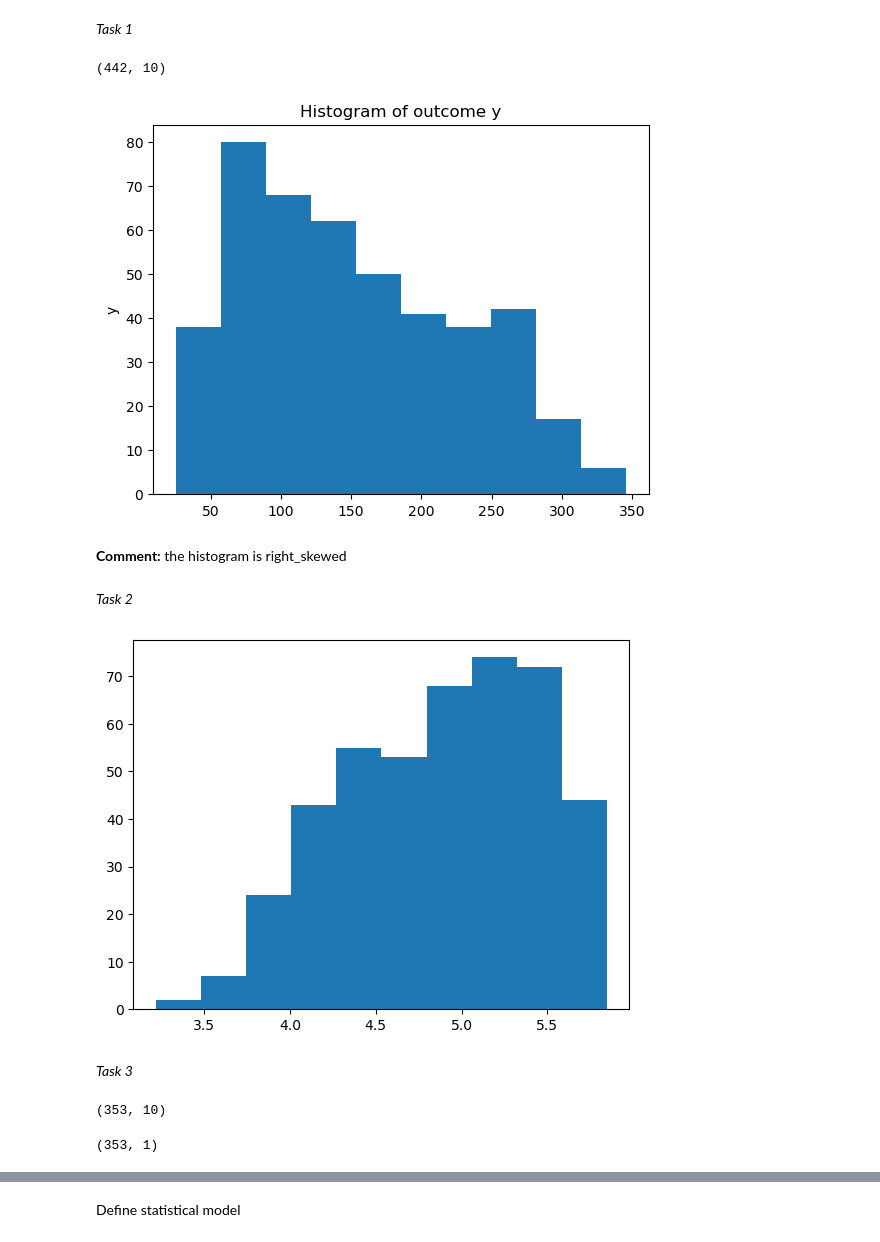
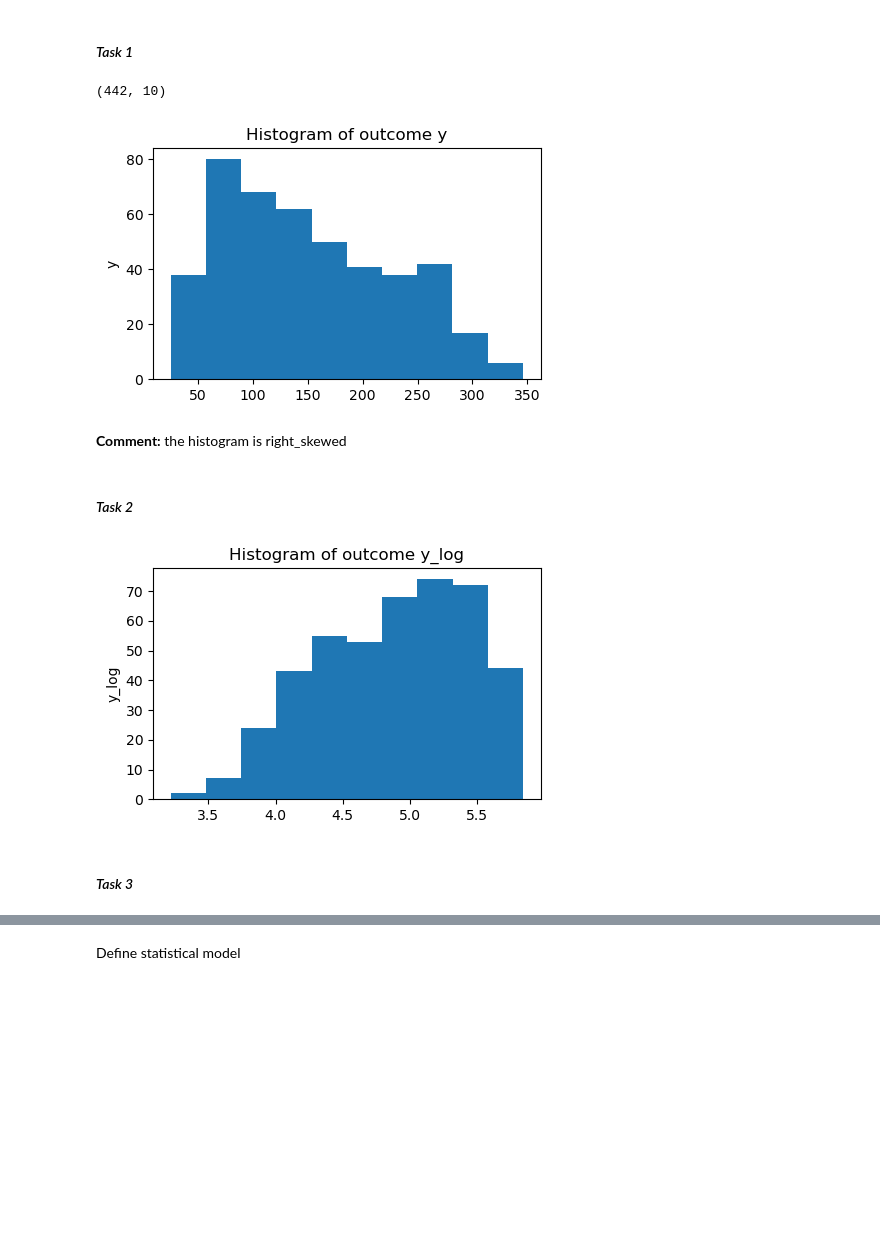
Before and after one commit to sbardons/LSC, a Jupyter notebook: Assignment1.ipynb, the cells around one changed output, grey strips where cells are left out. Drawn from its saved outputs; the diff is of its cells as text; code cells hidden in the pictures; blank space fills up the shorter version.

```diff
--- a/Assignment1.ipynb
+++ b/Assignment1.ipynb
@@ -17,4 +17,4 @@ from sklearn.datasets import load_diabetes
 
 np.set_printoptions(suppress=True)
 # %% [markdown]
-*Task 1*
+#### *Task 1*
@@ -31,23 +27,29 @@ print(x.shape)
 # %% [output]
 (442, 10)
 # %%
+plt.figure(figsize=(5,3))
+
 plt.hist(y)
 plt.ylabel('y')
 plt.title("Histogram of outcome y")
 plt.show()
 # %% [output]
-[figure, old version]
+[figure, new version]
 # %% [markdown]
 **Comment:** the histogram is right_skewed
 # %% [markdown]
-*Task 2*
+#### *Task 2*
 # %%
-#log the outcome
+#log the
+plt.figure(figsize=(5,3))
+
 y_log = np.log(y)
+plt.ylabel('y_log')
+plt.title("Histogram of outcome y_log")
 plt.hist(y_log)
 plt.show()
 # %% [output]
-[figure, old version]
+[figure, new version]
 # %%
 # Split the data into training/testing sets, rounding the split down to the nearest integer
 split = 0.8
@@ -56,9 +58,5 @@ sample = int(split*N)
 
 x_train, x_test, y_train, y_test = x[:sample,:], x[sample:, :], y_log[:sample, ], y_log[sample:,]
 # %% [markdown]
-*Task 3*
+#### *Task 3*
-# %%
-x_train.shape
-# %% [output]
-(353, 10)
 # %%
@@ -67,4 +64,0 @@ bmi_train = x_train[:, np.newaxis, 2]
-# %%
-bmi_train.shape
-# %% [output]
-(353, 1)
```
Also changed, not shown: parts of 29 cells of this notebook, 11 other files.
